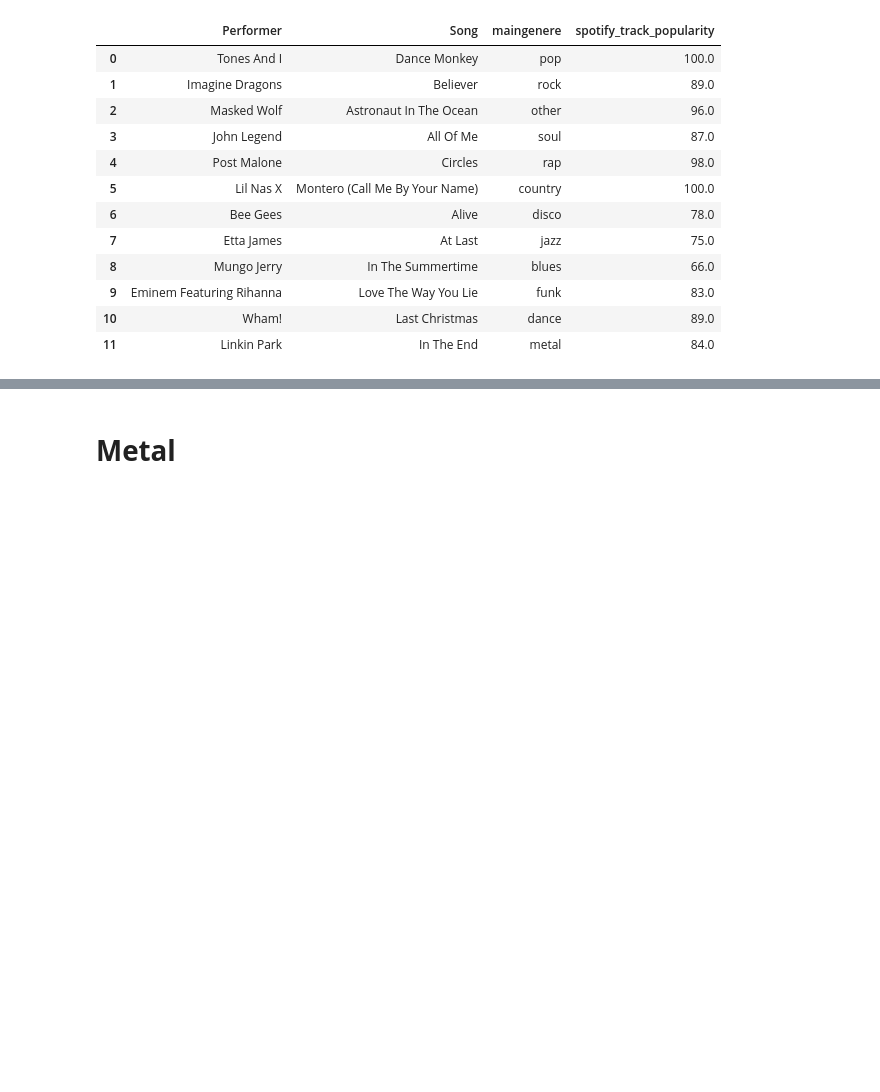
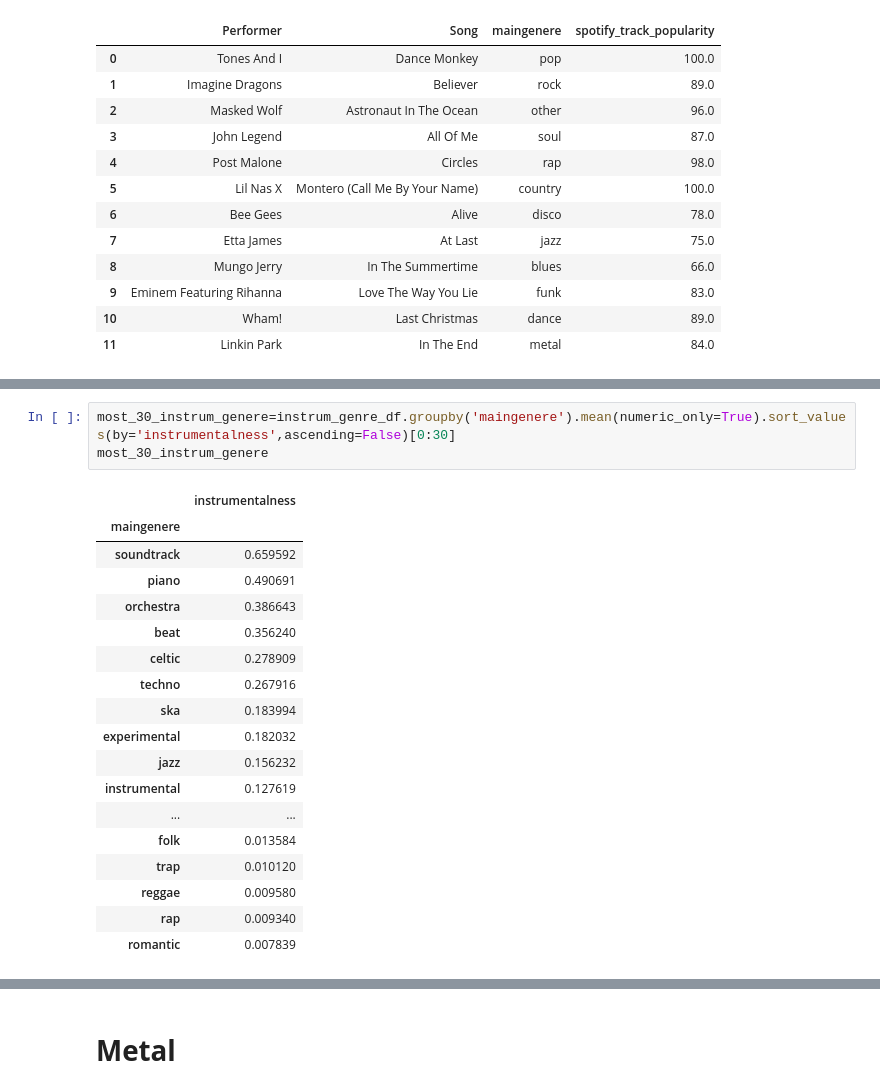
Before and after one commit to alelovo/Project_programming, a Jupyter notebook: project.ipynb, the cells around one changed output, grey strips where cells are left out. Drawn from its saved outputs; the diff is of its cells as text; blank space fills up the shorter version.

```diff
--- a/project.ipynb
+++ b/project.ipynb
@@ -467,0 +483,22 @@ top_performer_song_per_populatiry_genere_df.T
+# %%
+most_30_instrum_genere=instrum_genre_df.groupby('maingenere').mean(numeric_only=True).sort_values(by='instrumentalness',ascending=False)[0:30]
+most_30_instrum_genere
+# %% [output]
+|  | instrumentalness |
+| maingenere |  |
+| soundtrack | 0.659592 |
+| piano | 0.490691 |
+| orchestra | 0.386643 |
+| beat | 0.356240 |
+| celtic | 0.278909 |
+| techno | 0.267916 |
+| ska | 0.183994 |
+| experimental | 0.182032 |
+| jazz | 0.156232 |
+| instrumental | 0.127619 |
+| ... | ... |
+| folk | 0.013584 |
+| trap | 0.010120 |
+| reggae | 0.009580 |
+| rap | 0.009340 |
+| romantic | 0.007839 |
```
Also changed, not shown: parts of 13 cells of this notebook.
